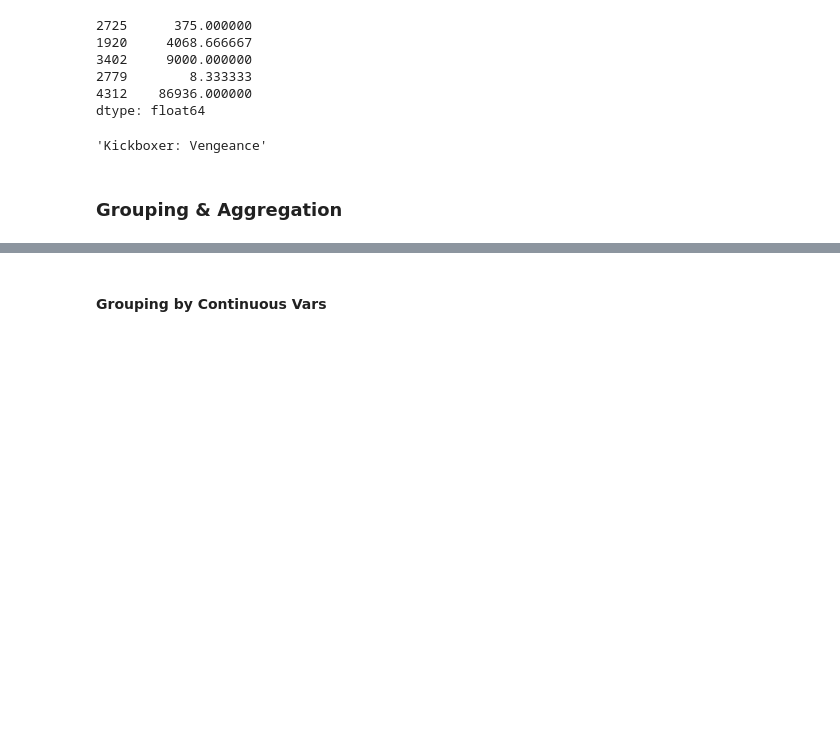
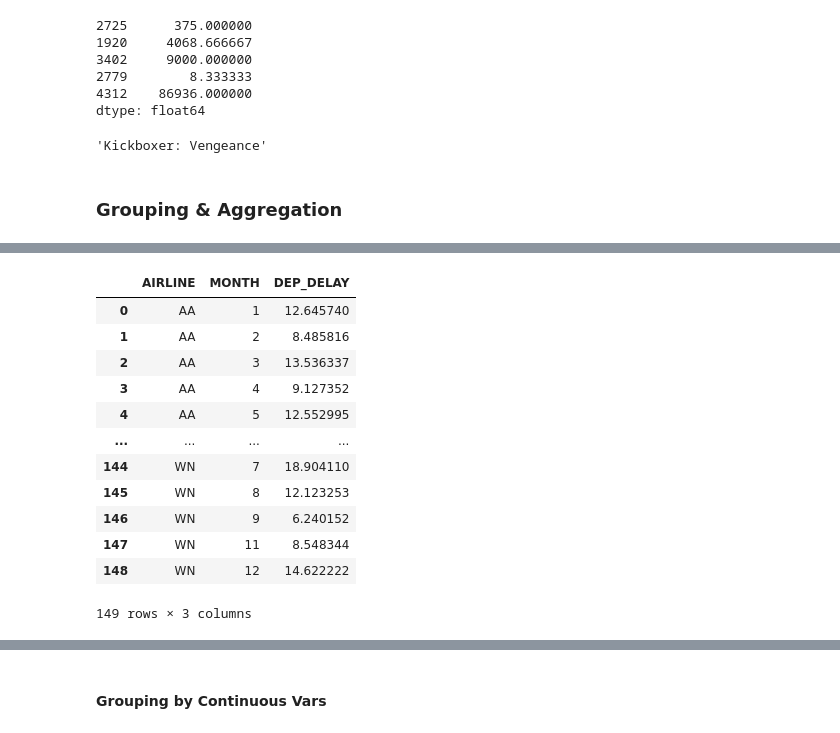
Before and after one commit to Young4424/ML_DL_practice, a Jupyter notebook: 02_데이터프레임의_이해와_처리.ipynb, the cells around one changed output, grey strips where cells are left out. Saved outputs shown, nothing was run; the diff lists cells and outputs as text; code cells hidden in the pictures; blank space fills up the shorter version.

```diff
--- a/02_데이터프레임의_이해와_처리.ipynb
+++ b/02_데이터프레임의_이해와_처리.ipynb
@@ -800,0 +829,19 @@ movie.loc[4312]['movie_title']
+# %%
+flights.groupby(['AIRLINE','MONTH'])['DEP_DELAY'].mean().to_frame().reset_index()
+
+# AIRLINE, MONTH 별로 DEP_DELAY 계산
+# 평균을 구해서, frame으로 만들고, index를 RESET함
+# %% [output]
+|  | AIRLINE | MONTH | DEP_DELAY |
+| 0 | AA | 1 | 12.645740 |
+| 1 | AA | 2 | 8.485816 |
+| 2 | AA | 3 | 13.536337 |
+| 3 | AA | 4 | 9.127352 |
+| 4 | AA | 5 | 12.552995 |
+| ... | ... | ... | ... |
+| 144 | WN | 7 | 18.904110 |
+| 145 | WN | 8 | 12.123253 |
+| 146 | WN | 9 | 6.240152 |
+| 147 | WN | 11 | 8.548344 |
+| 148 | WN | 12 | 14.622222 |
+149 rows × 3 columns
```
Also changed, not shown: parts of 18 cells of this notebook.
